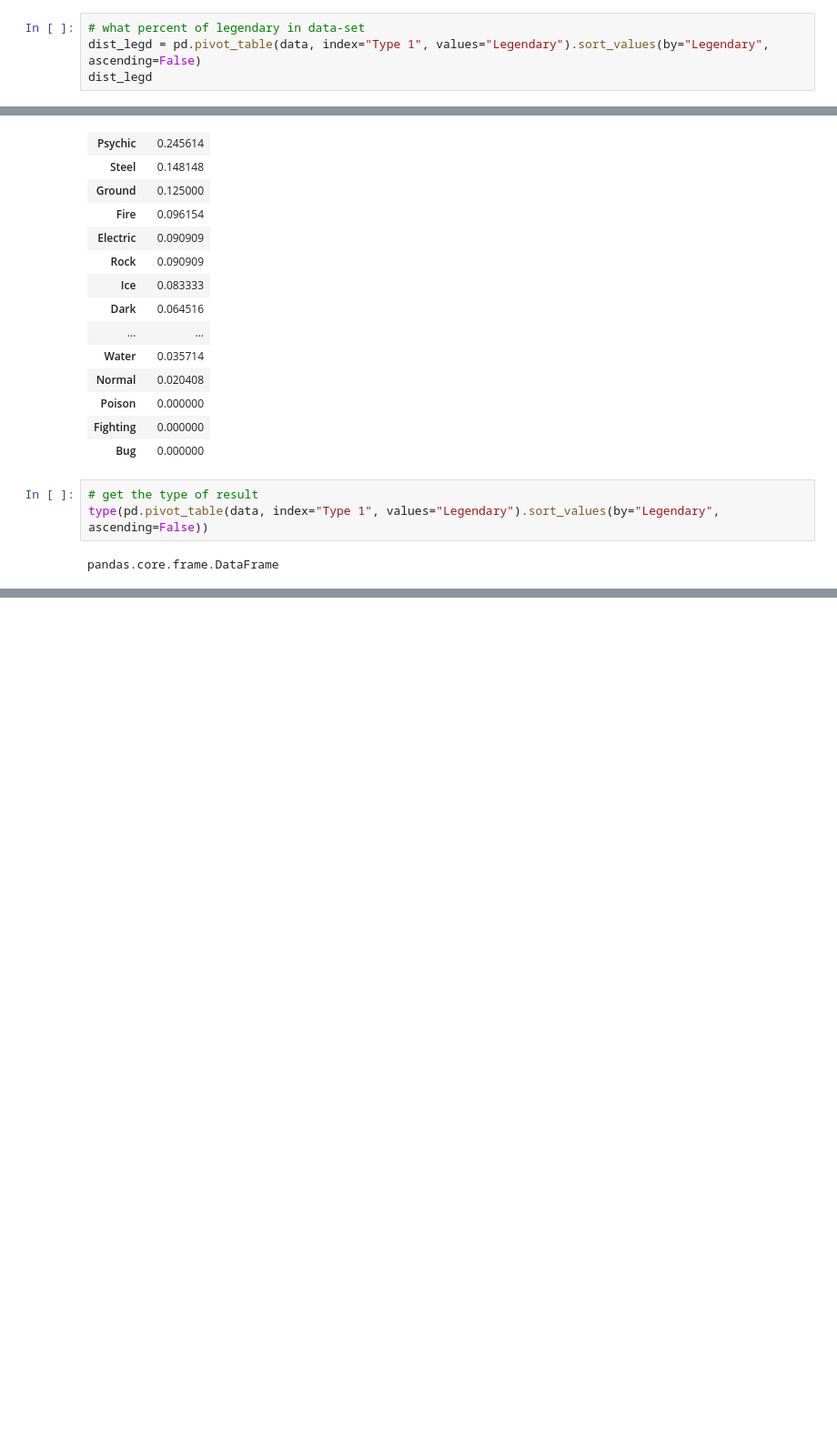
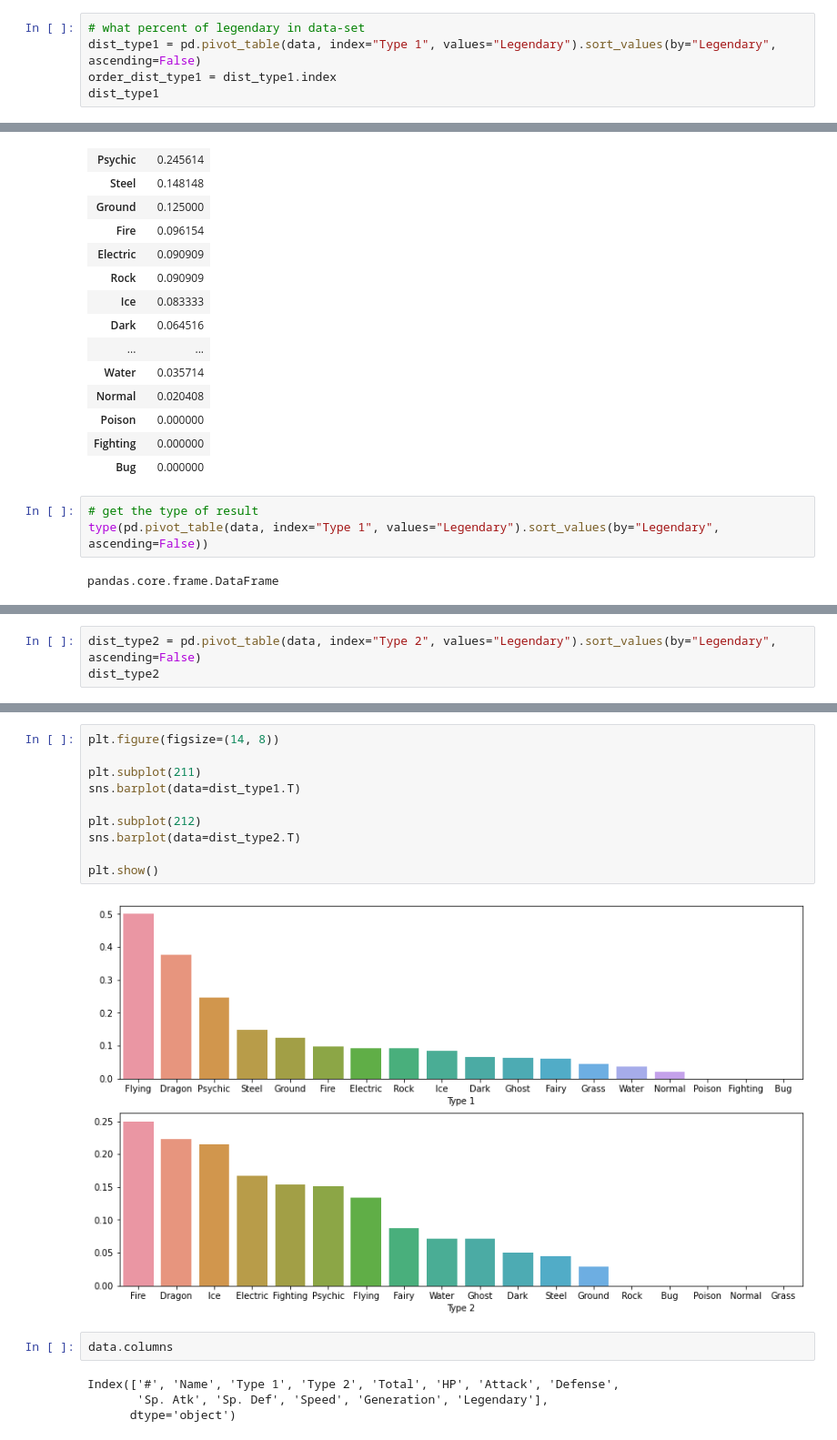
Before and after one commit to jujemu/Aiffel, a Jupyter notebook: Node/N-11.ipynb, the cells around one changed output, grey strips where cells are left out. Shown: that part at 91% size. Saved outputs shown, nothing was run; the diff lists cells and outputs as text; blank space fills up the shorter version.

```diff
--- a/Node/N-11.ipynb
+++ b/Node/N-11.ipynb
@@ -200,7 +202,8 @@ sns.countplot(data=legendary, x='Type 1', order=types)
 # %%
 # what percent of legendary in data-set
-dist_legd = pd.pivot_table(data, index="Type 1", values="Legendary").sort_values(by="Legendary", ascending=False)
-dist_legd
+dist_type1 = pd.pivot_table(data, index="Type 1", values="Legendary").sort_values(by="Legendary", ascending=False)
+order_dist_type1 = dist_type1.index
+dist_type1
 # %% [output]
 |  | Legendary |
 | Type 1 |  |
@@ -248,0 +264,3 @@ plt.show()
+# %%
+dist_type2 = pd.pivot_table(data, index="Type 2", values="Legendary").sort_values(by="Legendary", ascending=False)
+dist_type2
@@ -248,0 +286,18 @@ plt.show()
+# %%
+plt.figure(figsize=(14, 8))
+
+plt.subplot(211)
+sns.barplot(data=dist_type1.T)
+
+plt.subplot(212)
+sns.barplot(data=dist_type2.T)
+
+plt.show()
+# %% [output]
+[figure, added]
+# %%
+data.columns
+# %% [output]
+Index(['#', 'Name', 'Type 1', 'Type 2', 'Total', 'HP', 'Attack', 'Defense',
+       'Sp. Atk', 'Sp. Def', 'Speed', 'Generation', 'Legendary'],
+      dtype='object')
```
Also changed, not shown: parts of 17 cells of this notebook, 1 other file.
